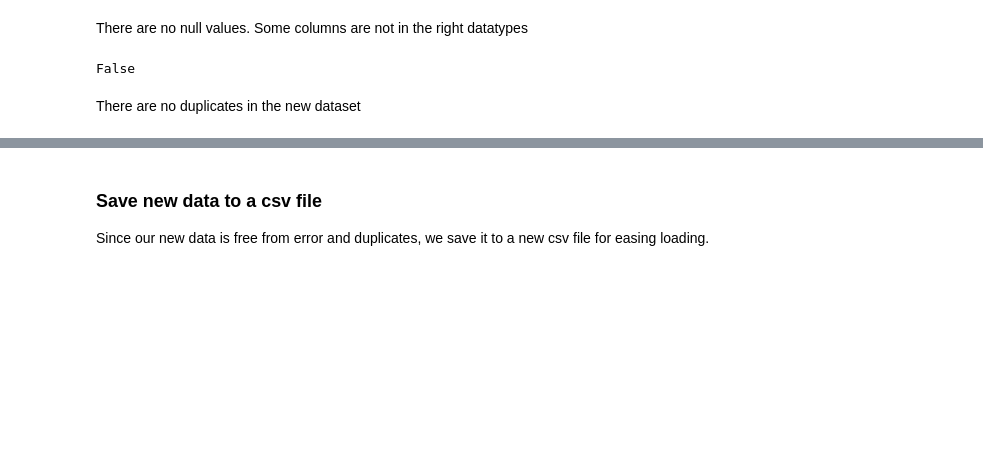
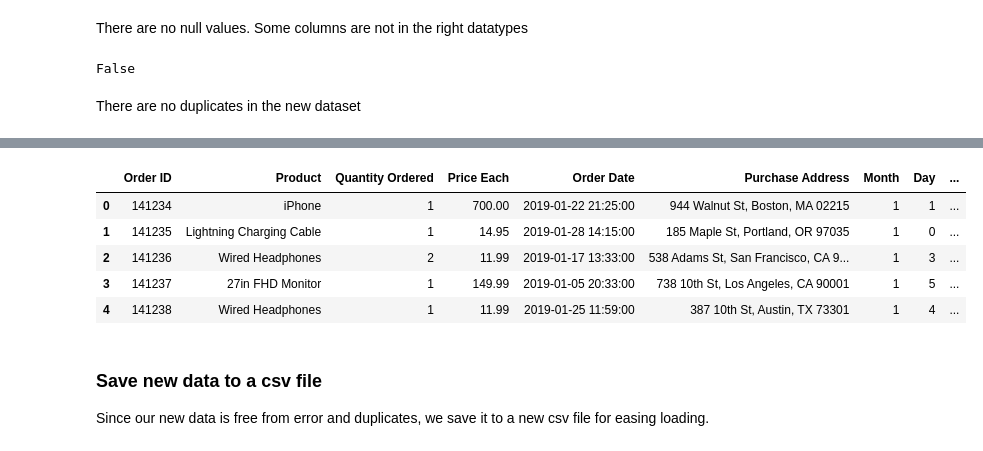
Before and after one commit to elvis-darko/Personal-Projects, a Jupyter notebook: FULL CYCLE PROJECTS/PRODUCT_SALES_ANALYSIS/Product_Sales_Data_Analysis.ipynb, the cells around one changed output, grey strips where cells are left out. Saved outputs shown, nothing was run; the diff lists cells and outputs as text; code cells hidden in the pictures; blank space fills up the shorter version.

```diff
--- a/FULL CYCLE PROJECTS/PRODUCT_SALES_ANALYSIS/Product_Sales_Data_Analysis.ipynb
+++ b/FULL CYCLE PROJECTS/PRODUCT_SALES_ANALYSIS/Product_Sales_Data_Analysis.ipynb
@@ -2205,0 +2232,4 @@ There are no duplicates in the new dataset
+# %%
+# Remove transactions that do not fall within sales year, 2019
+
+product_sales = product_sales[product_sales['Order Date'].dt.year == 2019]
@@ -2205,0 +2238,10 @@ There are no duplicates in the new dataset
+# %%
+# Split City from address
+
+def city(x):
+    return x.split(",")[1]
+product_sales["City"] = product_sales["Purchase Address"].apply(city)
+# %%
+def state(x):
+    return x.split(",")[2].split(' ')[1].strip()
+product_sales["State"] = product_sales["Purchase Address"].apply(state)
@@ -2206,3 +2250,14 @@ There are no duplicates in the new dataset
+# %%
+product_sales["Sales"] = product_sales["Quantity Ordered"] * product_sales["Price Each"]
+# %%
+product_sales.head()
+# %% [output]
+|  | Order ID | Product | Quantity Ordered | Price Each | Order Date | Purchase Address | Month | Day | ... |
+| 0 | 141234 | iPhone | 1 | 700.00 | 2019-01-22 21:25:00 | 944 Walnut St, Boston, MA 02215 | 1 | 1 | ... |
+| 1 | 141235 | Lightning Charging Cable | 1 | 14.95 | 2019-01-28 14:15:00 | 185 Maple St, Portland, OR 97035 | 1 | 0 | ... |
+| 2 | 141236 | Wired Headphones | 2 | 11.99 | 2019-01-17 13:33:00 | 538 Adams St, San Francisco, CA 9... | 1 | 3 | ... |
+| 3 | 141237 | 27in FHD Monitor | 1 | 149.99 | 2019-01-05 20:33:00 | 738 10th St, Los Angeles, CA 90001 | 1 | 5 | ... |
+| 4 | 141238 | Wired Headphones | 1 | 11.99 | 2019-01-25 11:59:00 | 387 10th St, Austin, TX 73301 | 1 | 4 | ... |
 # %% [markdown]
 ### Save new data to a csv file
 
```
Also changed, not shown: parts of 9 cells of this notebook.
